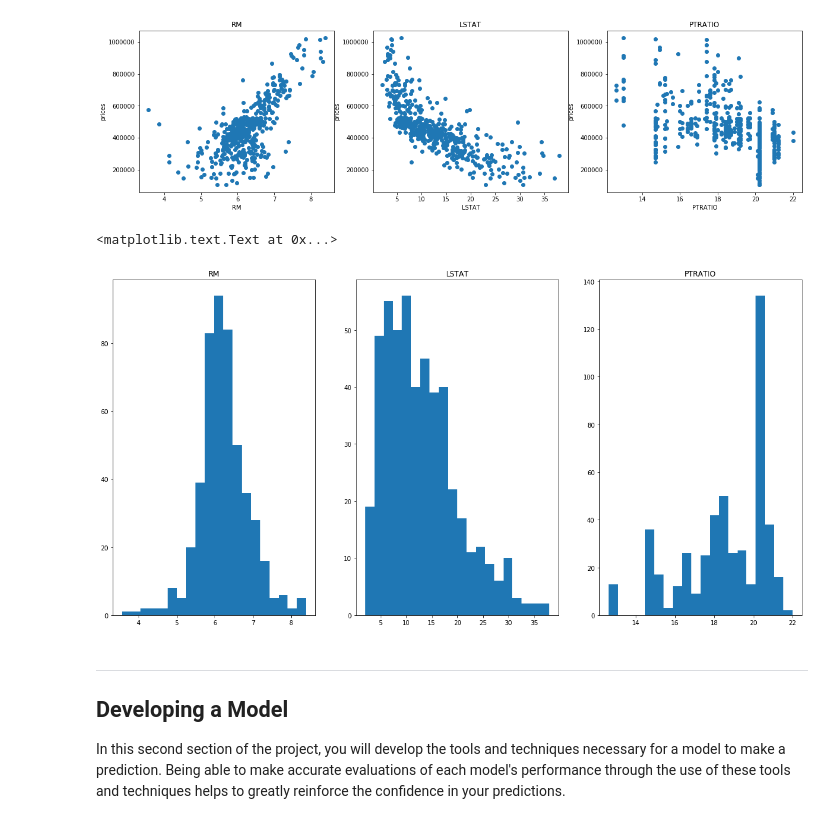
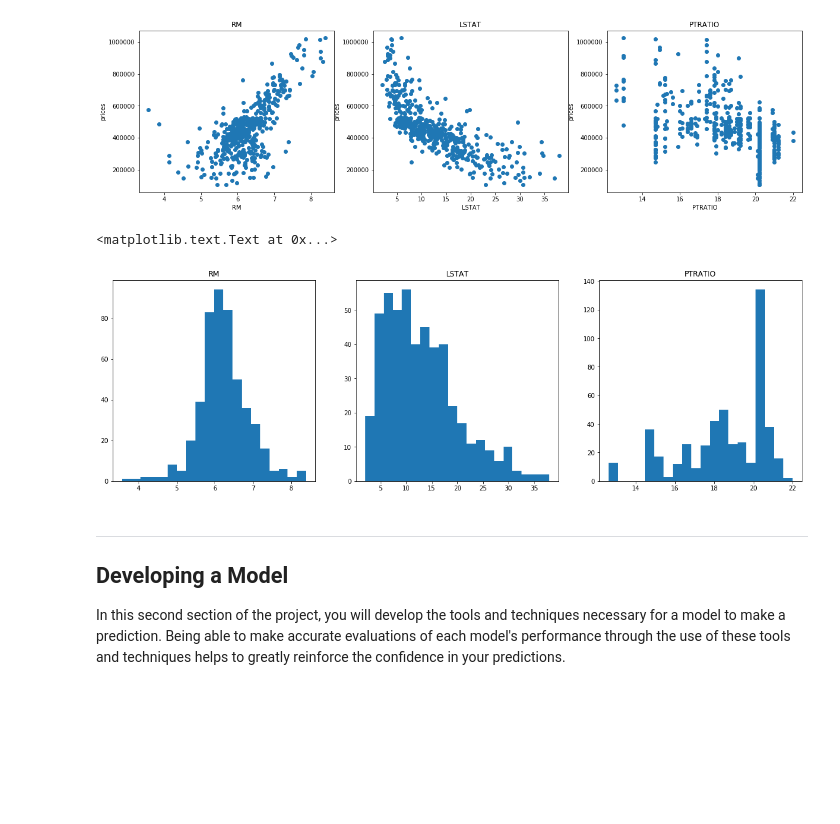
Before and after one commit to Iamjulius/machine-learning, a Jupyter notebook: boston_housing/boston_housing.ipynb, the cells around one changed output. Drawn from its saved outputs; the diff is of its cells as text; code cells hidden in the pictures; blank space fills up the shorter version.

```diff
--- a/boston_housing/boston_housing.ipynb
+++ b/boston_housing/boston_housing.ipynb
@@ -114,21 +114,21 @@ for i, col in enumerate(features.columns):
 # %% [output]
 [figure]
 # %%
-plt.figure(figsize=(20, 10))
+plt.figure(figsize=(20, 6))
 plt.subplot(1, 3, 1)
 plt.hist(data.RM, bins = 20)
 plt.title('RM')
 
 plt.subplot(1, 3, 2)
 plt.hist(data.LSTAT, bins = 20)
 plt.title('LSTAT')
 
 plt.subplot(1, 3, 3)
 plt.hist(data.PTRATIO, bins = 20)
 plt.title('PTRATIO')
 # %% [output]
 <matplotlib.text.Text at 0x...>
-[figure, old version]
+[figure, new version]
 # %% [markdown]
 ----
 
```
Also changed, not shown: parts of 4 cells of this notebook, 1 other file.
